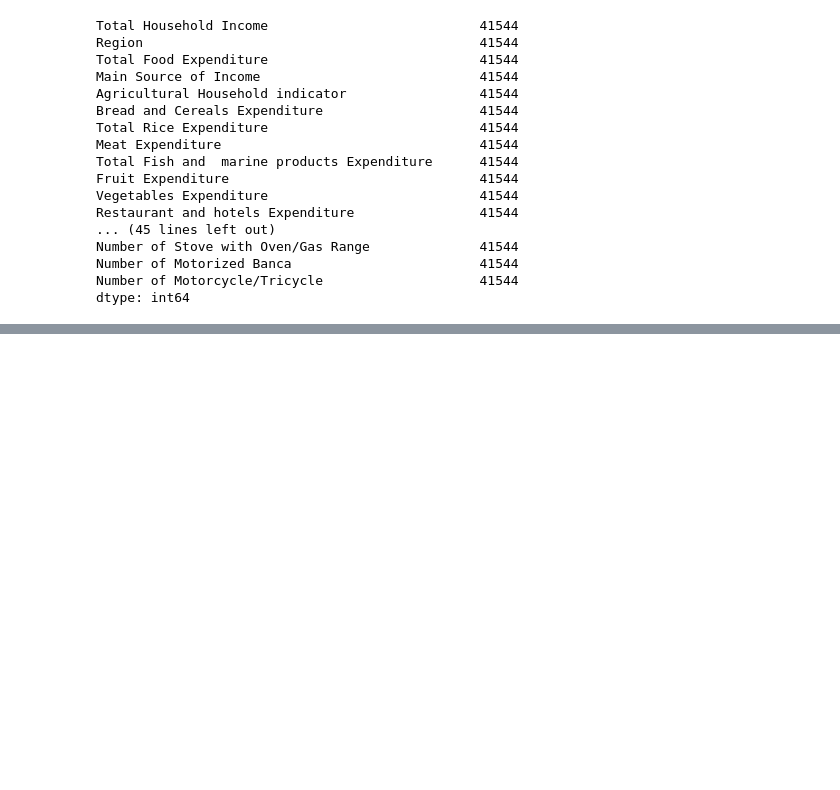
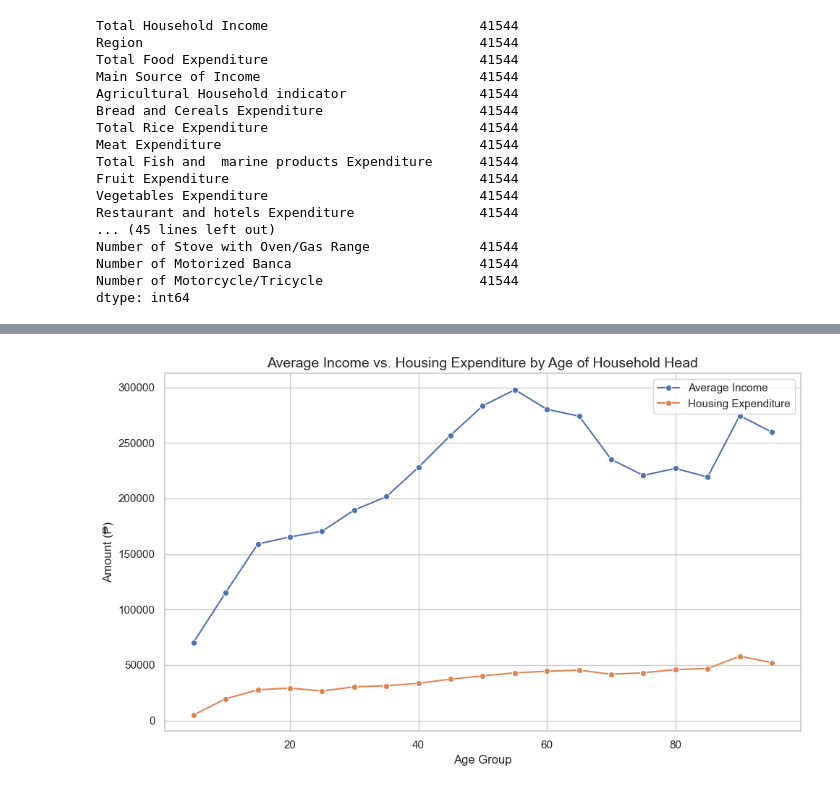
Before and after one commit to JVrylle/ITD-Groupings, a Jupyter notebook: Castillo_Hernandez_ITD.ipynb, the cells around one changed output, grey strips where cells are left out. Saved outputs shown, nothing was run; the diff lists cells and outputs as text; code cells hidden in the pictures; blank space fills up the shorter version.

```diff
--- a/Castillo_Hernandez_ITD.ipynb
+++ b/Castillo_Hernandez_ITD.ipynb
@@ -83,0 +133,31 @@ dtype: int64
+# %%
+
+
+# Step 1: Select needed columns and drop rows with missing values
+family = family[['Household Head Age', 'Total Household Income', 'Housing and water Expenditure']].dropna()
+
+# Step 2: Round age into 5-year bins for smoother trends
+family['Age Group'] = (family['Household Head Age'] // 5) * 5
+
+# Step 3: Group by Age Group and calculate average income and expenditure
+grouped = family.groupby('Age Group')[['Total Household Income', 'Housing and water Expenditure']].mean().reset_index()
+
+# Step 4: Plot the line graph
+plt.figure(figsize=(10, 6))
+sns.set_style("whitegrid")
+
+# Income trend
+sns.lineplot(data=grouped, x='Age Group', y='Total Household Income', label='Average Income', marker='o', color='#4c72b0')
+
+# Housing expenditure trend
+sns.lineplot(data=grouped, x='Age Group', y='Housing and water Expenditure', label='Housing Expenditure', marker='o', color='#dd8452')
+
+# Step 5: Labels and formatting
+plt.title('Average Income vs. Housing Expenditure by Age of Household Head', fontsize=14)
+plt.xlabel('Age Group')
+plt.ylabel('Amount (₱)')
+plt.legend()
+plt.tight_layout()
+plt.show()
+# %% [output]
+[figure, added]
```
Also changed, not shown: parts of 37 cells of this notebook.
